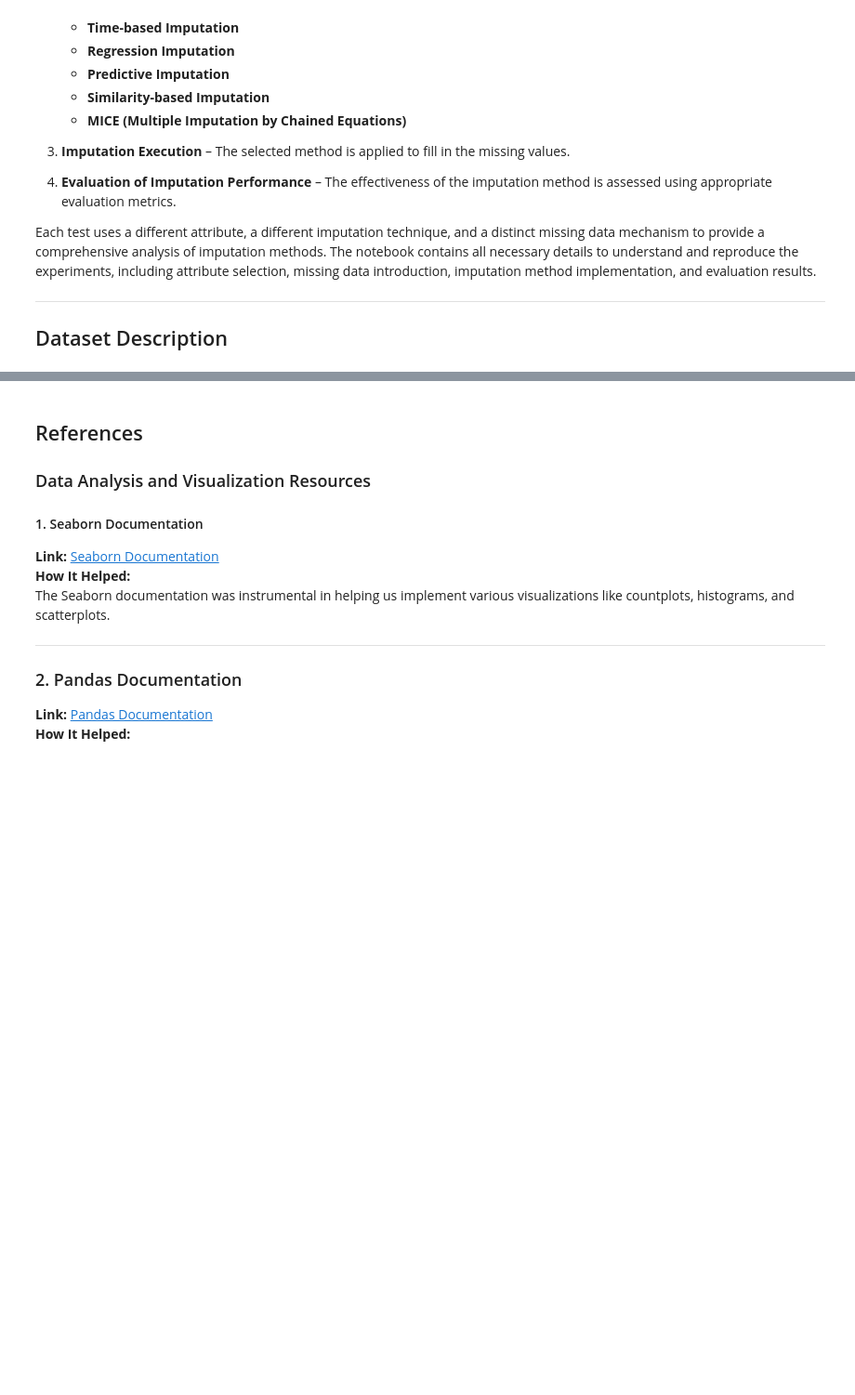
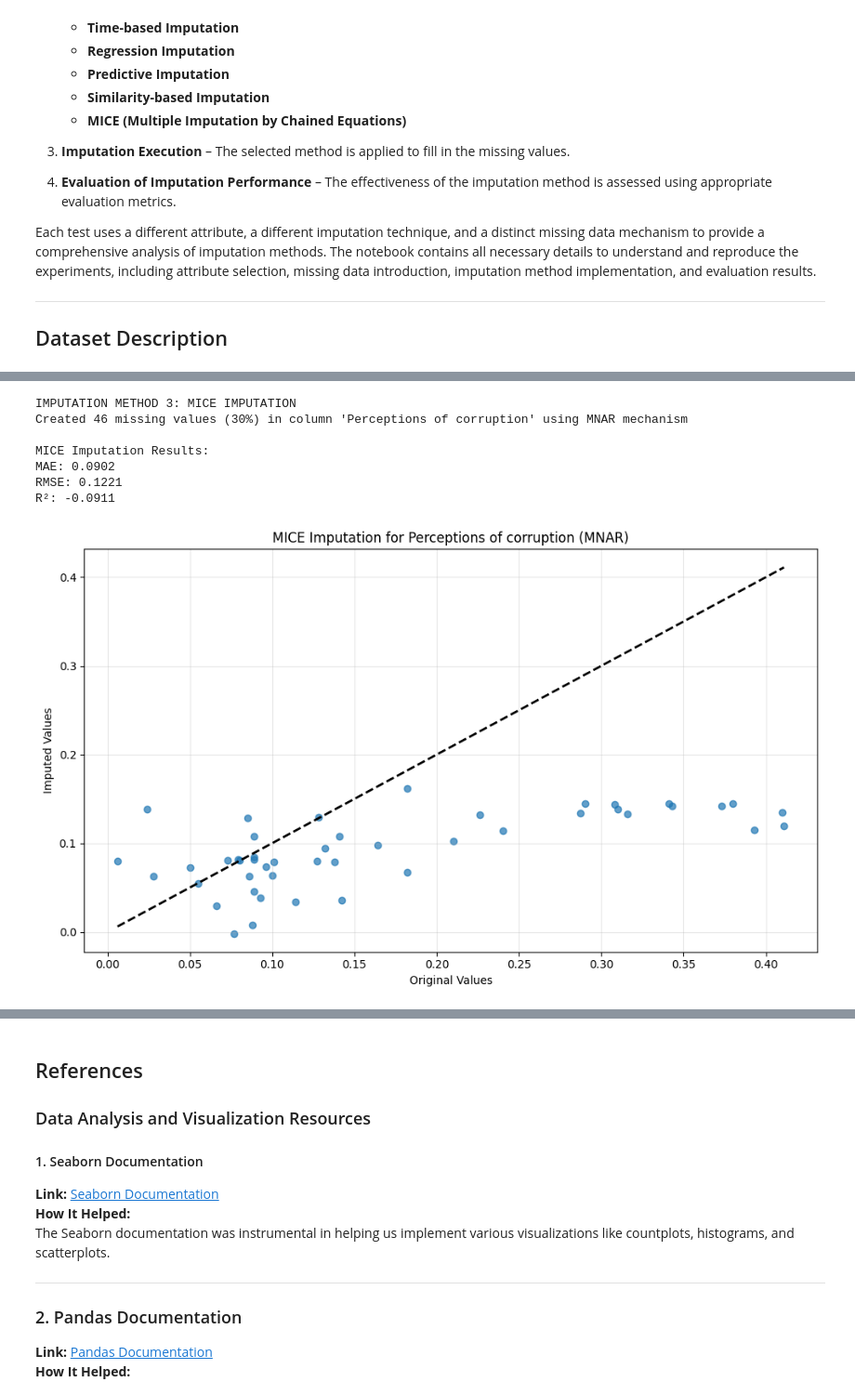
Before and after one commit to ObayAlshaer/CSI4142_Assignment-2, a Jupyter notebook: Dataset2/dataset-2.ipynb, the cells around one changed output, grey strips where cells are left out. Shown at 93% size. Saved outputs shown, nothing was run; the diff lists cells and outputs as text; code cells hidden in the pictures; blank space fills up the shorter version.

```diff
--- a/Dataset2/dataset-2.ipynb
+++ b/Dataset2/dataset-2.ipynb
@@ -43,0 +303,54 @@ Each test uses a different attribute, a different imputation technique, and a di
+# %%
+print("IMPUTATION METHOD 3: MICE IMPUTATION")
+
+# Choose column and introduce missing values
+target_column = 'Perceptions of corruption'
+missing_mechanism = 'MNAR'
+df_missing_3, missing_indices_3 = introduce_missing_values(
+    original_df, target_column, mechanism=missing_mechanism, missing_rate=0.3
+)
+
+# Select features for MICE imputation
+features = ['GDP per capita', 'Social support', 'Healthy life expectancy',
+            'Freedom to make life choices', 'Generosity', 'Score', target_column]
+df_for_mice = df_missing_3[features].copy()
+
+# Apply MICE imputation
+mice_imputer = IterativeImputer(
+    estimator=LinearRegression(),
+    max_iter=10,
+    random_state=42,
+    verbose=0
+)
+
+imputed_array = mice_imputer.fit_transform(df_for_mice)
+df_imputed_mice = pd.DataFrame(imputed_array, columns=features, index=df_for_mice.index)
+
+# Create final imputed dataframe
+df_imputed_3 = df_missing_3.copy()
+df_imputed_3[target_column] = df_imputed_mice[target_column]
+
+# Evaluate MICE imputation
+original_values = original_df.loc[missing_indices_3, target_column]
+imputed_values = df_imputed_3.loc[missing_indices_3, target_column]
+mice_metrics = evaluate_imputation(original_values, imputed_values)
+
+print("\nMICE Imputation Results:")
+for metric, value in mice_metrics.items():
+    print(f"{metric}: {value:.4f}")
+
+# Plot comparison
+plot_comparison(
+    original_values,
+    imputed_values,
+    f'MICE Imputation for {target_column} ({missing_mechanism})'
+)
+# %% [output]
+IMPUTATION METHOD 3: MICE IMPUTATION
+Created 46 missing values (30%) in column 'Perceptions of corruption' using MNAR mechanism
+
+MICE Imputation Results:
+MAE: 0.0902
+RMSE: 0.1221
+R²: -0.0911
+[figure, added]
```
Also changed, not shown: parts of 7 cells of this notebook.
